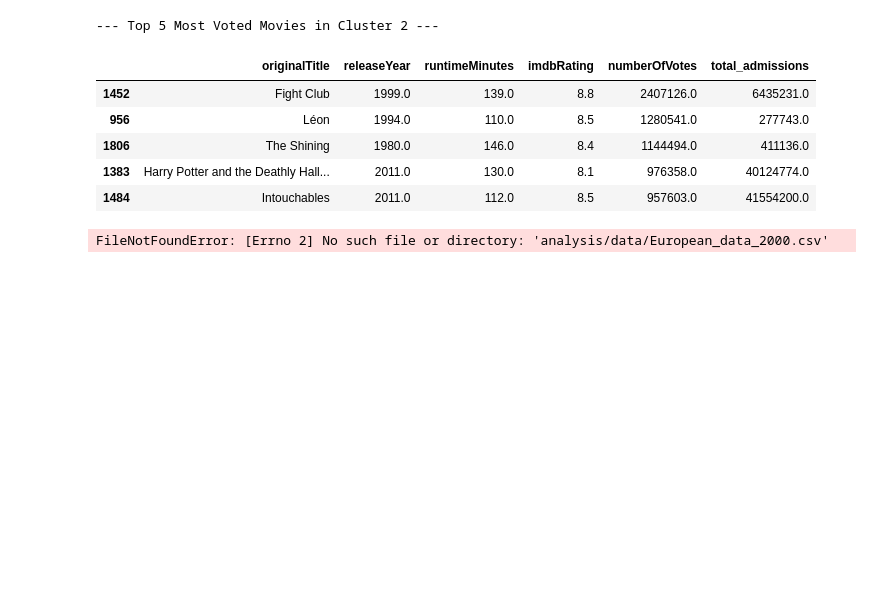
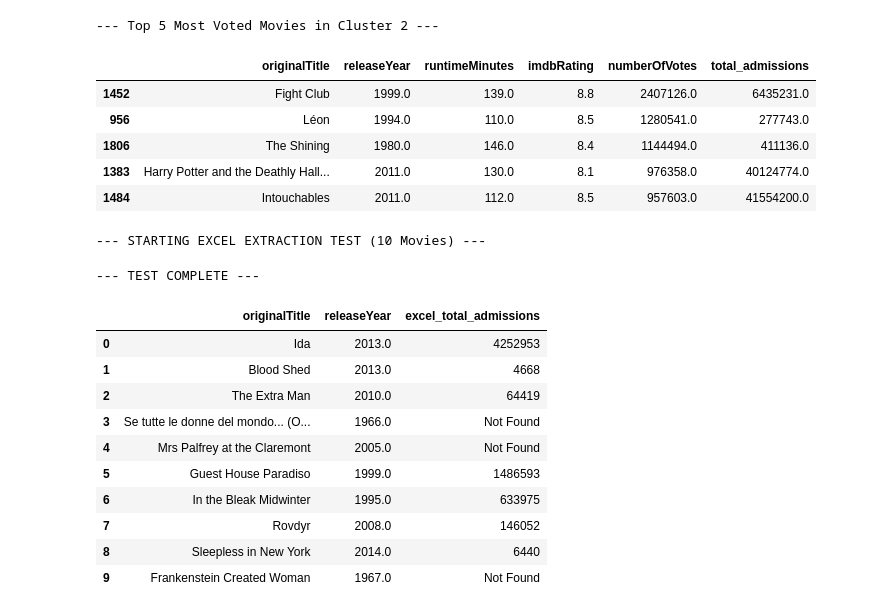
Before and after one commit to GeorgiosLoulakis/Analytics2Action, a Jupyter notebook: analysis/Juliusz_numeric_clustering.ipynb, the cells around one changed output. Cells and saved outputs as stored; diff of their text form; code cells hidden in the pictures; blank space fills up the shorter version.

```diff
--- a/analysis/Juliusz_numeric_clustering.ipynb
+++ b/analysis/Juliusz_numeric_clustering.ipynb
@@ -537,6 +537,7 @@ for i in range(3):
 | 1484 | Intouchables | 2011.0 | 112.0 | 8.5 | 957603.0 | 41554200.0 |
 # %%
 import os
+import io  # <--- NEW IMPORT NEEDED
 import pandas as pd
 import requests
 from bs4 import BeautifulSoup
@@ -570,10 +571,12 @@ def get_lumiere_admissions_from_excel(movie_title):
         if excel_response.status_code != 200:
             return "Not Found"
 
-        # Read the "Admissions" sheet into pandas directly from memory
-        df_admissions = pd.read_excel(excel_response.content, sheet_name='Admissions')
+        # --- Step C: Trick Pandas with io.BytesIO ---
+        # Wrap the raw bytes in io.BytesIO() so Pandas thinks it's a real file
+        virtual_file = io.BytesIO(excel_response.content)
+        df_admissions = pd.read_excel(virtual_file, sheet_name='Admissions')
 
-        # --- Step C: Find the 'Total since...' column and sum it ---
+        # --- Step D: Find the 'Total since...' column and sum it ---
         total_cols = [col for col in df_admissions.columns if 'Total since' in str(col)]
 
         if total_cols:
@@ -598,32 +601,43 @@ test_backup_file = 'data/Lumiere_Excel_Test.csv'
 df = pd.read_csv(original_file).head(10).copy()
 df['excel_total_admissions'] = None
 
 print("--- STARTING EXCEL EXTRACTION TEST (10 Movies) ---")
 
 # ==========================================
 # 3. THE LOOP
 # ==========================================
 for index, row in tqdm(df.iterrows(), total=df.shape[0], desc="Scraping via Excel"):
     title = row['originalTitle']
 
     if pd.isna(row['excel_total_admissions']):
 
         # Fetch admissions using the new Excel method
         admissions = get_lumiere_admissions_from_excel(title)
         df.at[index, 'excel_total_admissions'] = admissions
 
         # Polite pause
         time.sleep(2)
 
     # Auto-save every 5 movies just for the sake of the test
     if (index + 1) % 5 == 0:
         df.to_csv(test_backup_file, index=False)
 
 # Final save
 df.to_csv(test_backup_file, index=False)
 
 print("\n--- TEST COMPLETE ---")
-# Let's see the comparison!
 display(df[['originalTitle', 'releaseYear', 'excel_total_admissions']])
 # %% [output]
-FileNotFoundError: [Errno 2] No such file or directory: 'analysis/data/European_data_2000.csv'
+--- STARTING EXCEL EXTRACTION TEST (10 Movies) ---
+--- TEST COMPLETE ---
+|  | originalTitle | releaseYear | excel_total_admissions |
+| 0 | Ida | 2013.0 | 4252953 |
+| 1 | Blood Shed | 2013.0 | 4668 |
+| 2 | The Extra Man | 2010.0 | 64419 |
+| 3 | Se tutte le donne del mondo... (O... | 1966.0 | Not Found |
+| 4 | Mrs Palfrey at the Claremont | 2005.0 | Not Found |
+| 5 | Guest House Paradiso | 1999.0 | 1486593 |
+| 6 | In the Bleak Midwinter | 1995.0 | 633975 |
+| 7 | Rovdyr | 2008.0 | 146052 |
+| 8 | Sleepless in New York | 2014.0 | 6440 |
+| 9 | Frankenstein Created Woman | 1967.0 | Not Found |
```
Also changed, not shown: parts of 2 cells of this notebook, 3 other files.
